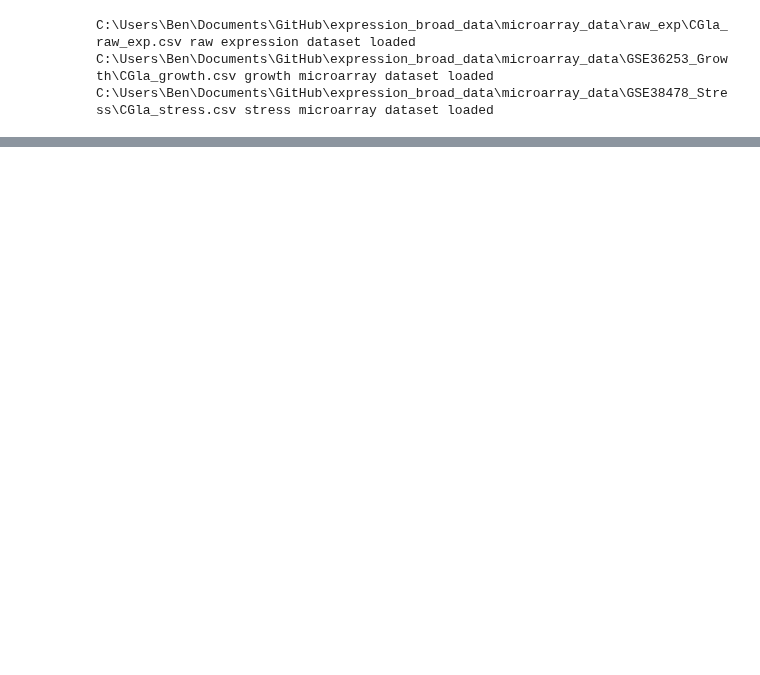
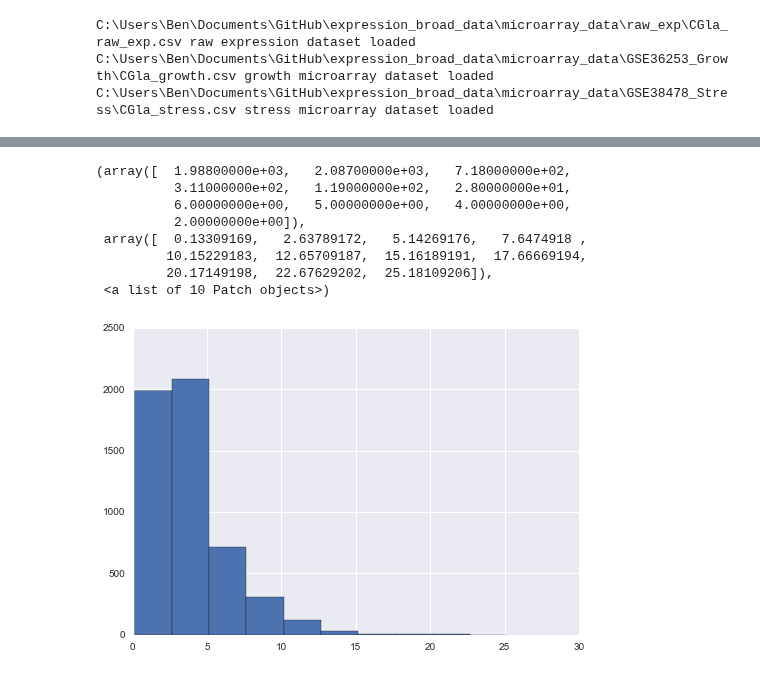
Before and after one commit to heineike02/yeast_esr_expression_analysis, a Jupyter notebook: scripts/plots_20150118_SB_SC_CG_plots.ipynb, the cells around one changed output, grey strips where cells are left out. Saved outputs shown, nothing was run; the diff lists cells and outputs as text; code cells hidden in the pictures; blank space fills up the shorter version.

```diff
--- a/scripts/plots_20150118_SB_SC_CG_plots.ipynb
+++ b/scripts/plots_20150118_SB_SC_CG_plots.ipynb
@@ -247,0 +387,12 @@ stress_exp.loc[:,('heat shock_015',slice(None),slice(None))]
+# %%
+plt.hist(condition_arrays.loc[:,'stability_score'])
+# %% [output]
+(array([  1.98800000e+03,   2.08700000e+03,   7.18000000e+02,
+          3.11000000e+02,   1.19000000e+02,   2.80000000e+01,
+          6.00000000e+00,   5.00000000e+00,   4.00000000e+00,
+          2.00000000e+00]),
+ array([  0.13309169,   2.63789172,   5.14269176,   7.6474918 ,
+         10.15229183,  12.65709187,  15.16189191,  17.66669194,
+         20.17149198,  22.67629202,  25.18109206]),
+ <a list of 10 Patch objects>)
+[figure, added]
```
Also changed, not shown: parts of 14 cells of this notebook, 3 other files.
